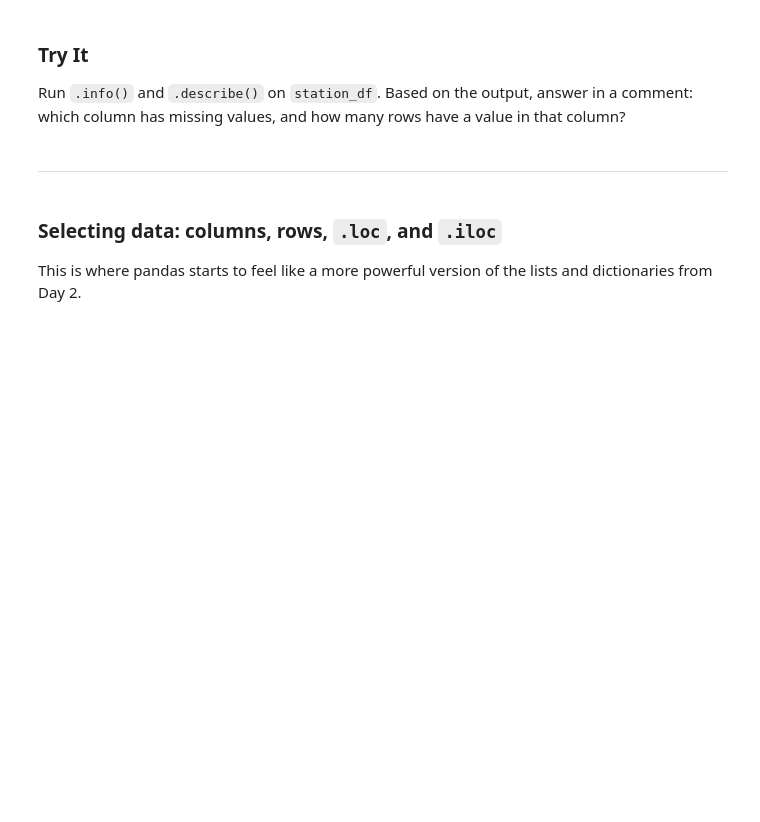
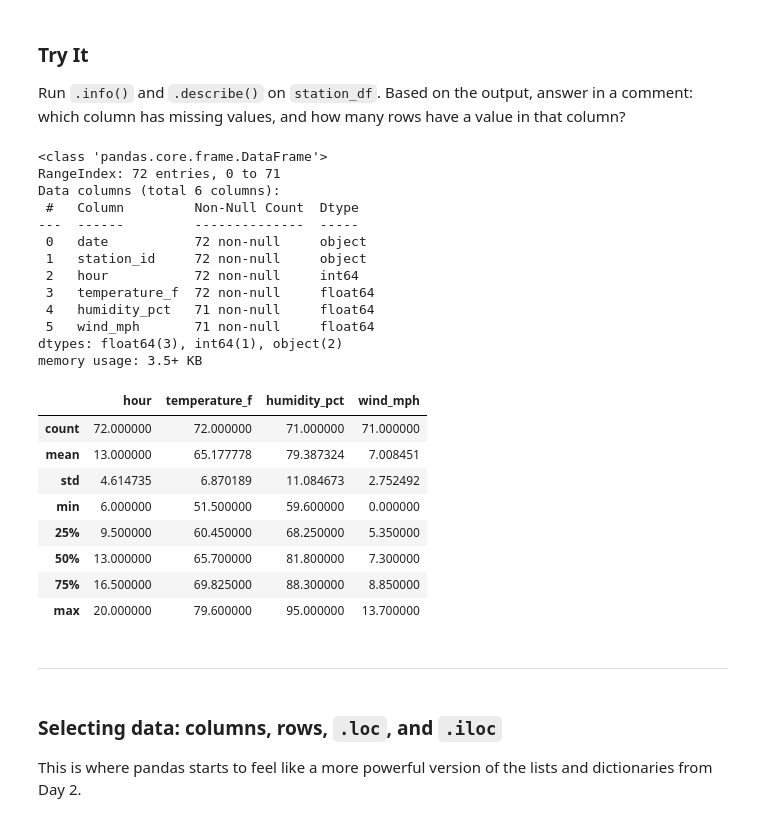
Before and after one commit to marcuscheung02/PY191_lab, a Jupyter notebook: Week1Day3_NumPy_Pandas.ipynb, the cells around one changed output. Cells and saved outputs as stored; diff of their text form; code cells hidden in the pictures; blank space fills up the shorter version.

```diff
--- a/Week1Day3_NumPy_Pandas.ipynb
+++ b/Week1Day3_NumPy_Pandas.ipynb
@@ -320,10 +449,34 @@ Run `.info()` and `.describe()` on `station_df`. Based on the output, answer in
 # %%
 station_df = pd.read_csv("station_weather.csv")
 
-# Your code here
+station_df.info()
+station_df.describe()
 
 # Your answer as a comment:
-#
+# humidity_pct and wind_mph have missing values.
+# %% [output]
+<class 'pandas.core.frame.DataFrame'>
+RangeIndex: 72 entries, 0 to 71
+Data columns (total 6 columns):
+ #   Column         Non-Null Count  Dtype
+---  ------         --------------  -----
+ 0   date           72 non-null     object
+ 1   station_id     72 non-null     object
+ 2   hour           72 non-null     int64
+ 3   temperature_f  72 non-null     float64
+ 4   humidity_pct   71 non-null     float64
+ 5   wind_mph       71 non-null     float64
+dtypes: float64(3), int64(1), object(2)
+memory usage: 3.5+ KB
+|  | hour | temperature_f | humidity_pct | wind_mph |
+| count | 72.000000 | 72.000000 | 71.000000 | 71.000000 |
+| mean | 13.000000 | 65.177778 | 79.387324 | 7.008451 |
+| std | 4.614735 | 6.870189 | 11.084673 | 2.752492 |
+| min | 6.000000 | 51.500000 | 59.600000 | 0.000000 |
+| 25% | 9.500000 | 60.450000 | 68.250000 | 5.350000 |
+| 50% | 13.000000 | 65.700000 | 81.800000 | 7.300000 |
+| 75% | 16.500000 | 69.825000 | 88.300000 | 8.850000 |
+| max | 20.000000 | 79.600000 | 95.000000 | 13.700000 |
 # %% [markdown]
 ---
 # %% [markdown]
```
Also changed, not shown: parts of 30 cells of this notebook.
